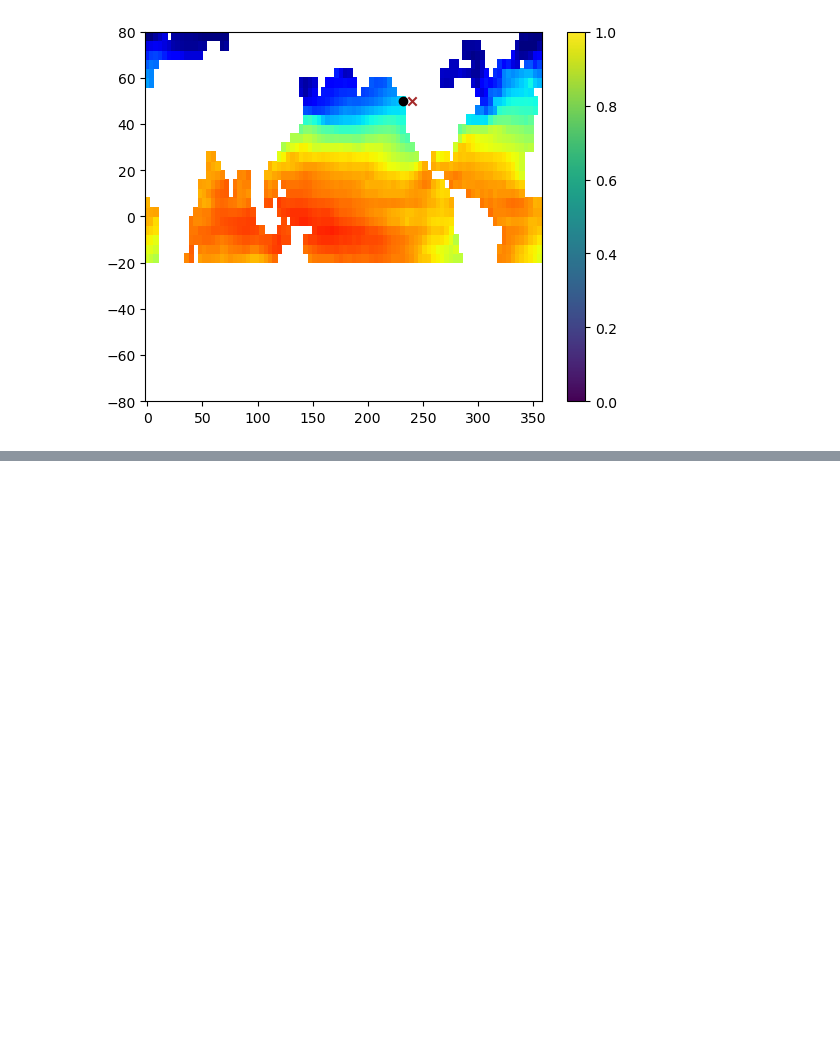
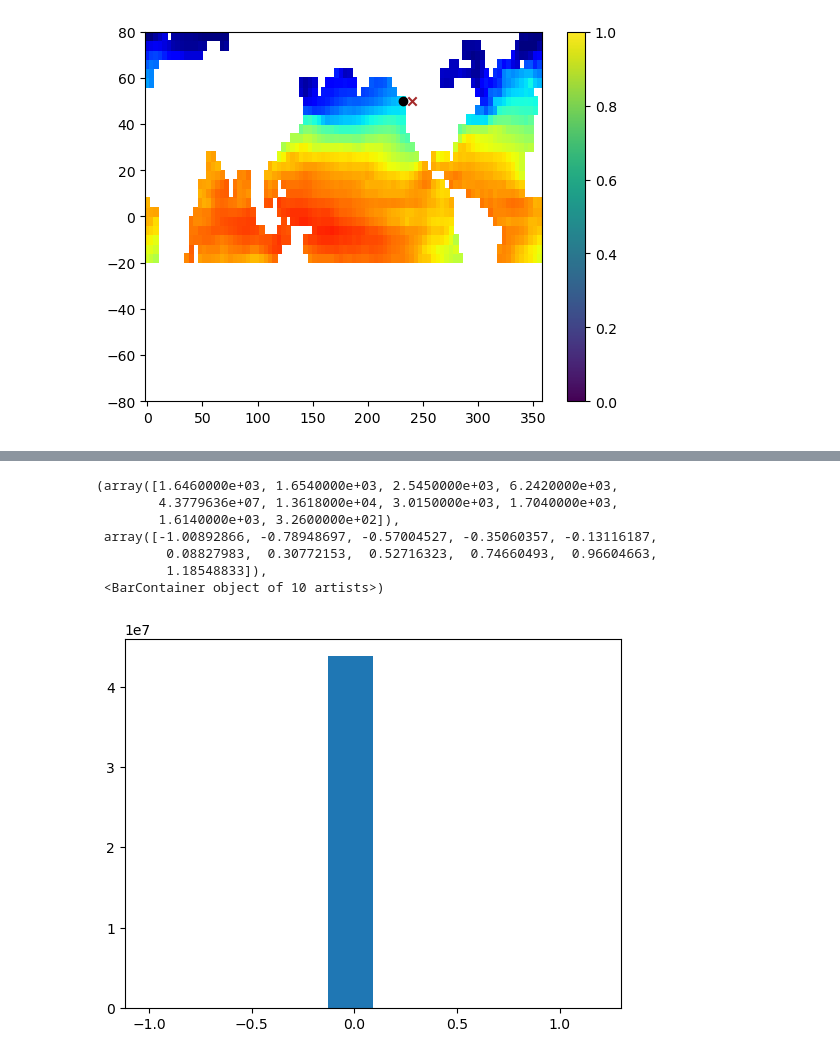
Before and after one commit to Shreyas911/XAIRT, a Jupyter notebook: examples/global_oce_latlon_4x4_classification.ipynb, the cells around one changed output, grey strips where cells are left out. Cells and saved outputs as stored; diff of their text form; code cells hidden in the pictures; blank space fills up the shorter version.

```diff
--- a/examples/global_oce_latlon_4x4_classification.ipynb
+++ b/examples/global_oce_latlon_4x4_classification.ipynb
@@ -502,0 +334,11 @@ type: 'lrp.LR'
+# %%
+plt.hist(np.reshape(X, (-1,)), bins = 10)
+# %% [output]
+(array([1.6460000e+03, 1.6540000e+03, 2.5450000e+03, 6.2420000e+03,
+        4.3779636e+07, 1.3618000e+04, 3.0150000e+03, 1.7040000e+03,
+        1.6140000e+03, 3.2600000e+02]),
+ array([-1.00892866, -0.78948697, -0.57004527, -0.35060357, -0.13116187,
+         0.08827983,  0.30772153,  0.52716323,  0.74660493,  0.96604663,
+         1.18548833]),
+ <BarContainer object of 10 artists>)
+[figure, added]
```
Also changed, not shown: parts of 10 cells of this notebook, 2 other files.
